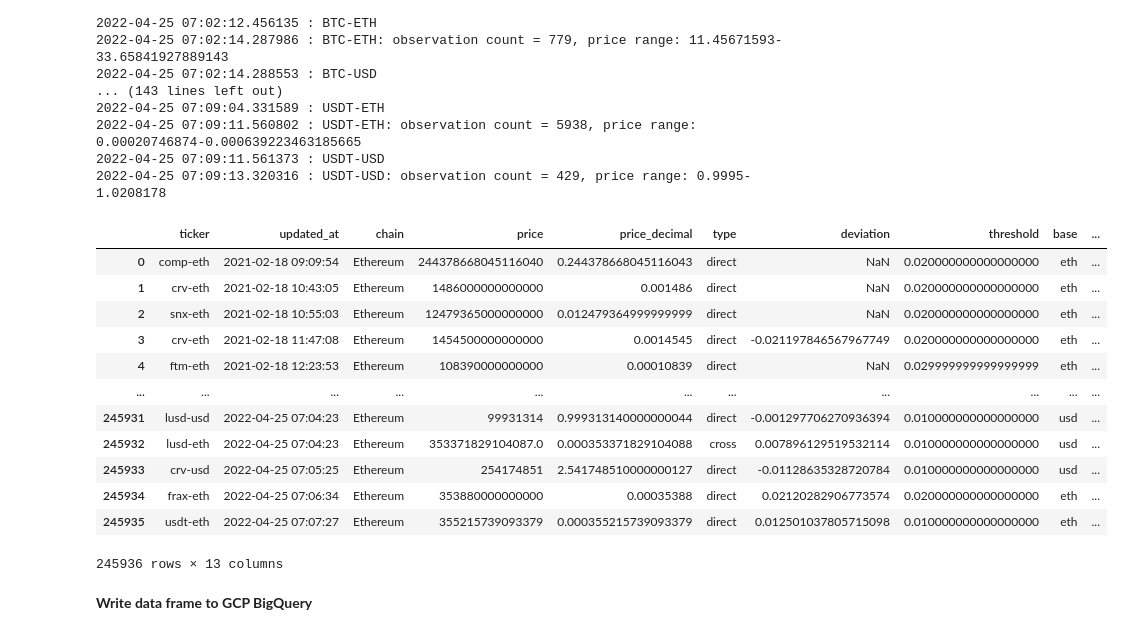
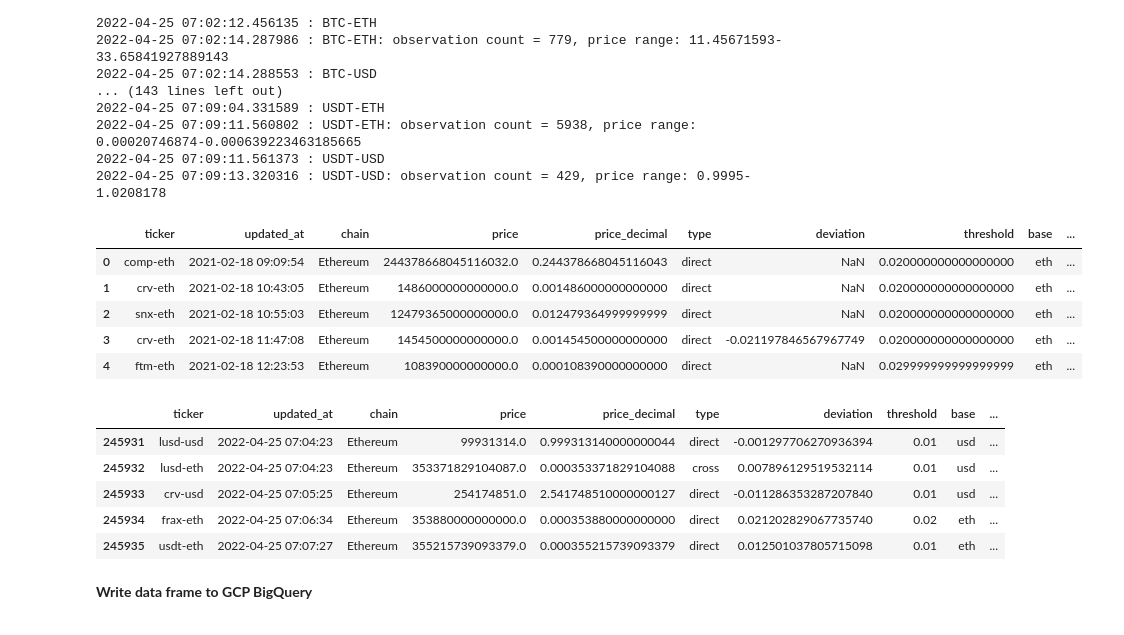
Before and after one commit to amantay-a/misc, a Jupyter notebook: chainlink_pricefeeds.ipynb, the cells around one changed output. Cells and saved outputs as stored; diff of their text form; code cells hidden in the pictures.

```diff
--- a/chainlink_pricefeeds.ipynb
+++ b/chainlink_pricefeeds.ipynb
@@ -258,21 +258,21 @@ pd.set_option("precision", 18)
 2022-04-25 07:09:11.561373 : USDT-USD
 2022-04-25 07:09:13.320316 : USDT-USD: observation count = 429, price range: 0.9995-1.0208178
 # %%
-df
+display(df.head())
+display(df.tail())
 # %% [output]
 |  | ticker | updated_at | chain | price | price_decimal | type | deviation | threshold | base | ... |
-| 0 | comp-eth | 2021-02-18 09:09:54 | Ethereum | 244378668045116040 | 0.244378668045116043 | direct | NaN | 0.020000000000000000 | eth | ... |
-| 1 | crv-eth | 2021-02-18 10:43:05 | Ethereum | 1486000000000000 | 0.001486 | direct | NaN | 0.020000000000000000 | eth | ... |
-| 2 | snx-eth | 2021-02-18 10:55:03 | Ethereum | 12479365000000000 | 0.012479364999999999 | direct | NaN | 0.020000000000000000 | eth | ... |
-| 3 | crv-eth | 2021-02-18 11:47:08 | Ethereum | 1454500000000000 | 0.0014545 | direct | -0.021197846567967749 | 0.020000000000000000 | eth | ... |
-| 4 | ftm-eth | 2021-02-18 12:23:53 | Ethereum | 108390000000000 | 0.00010839 | direct | NaN | 0.029999999999999999 | eth | ... |
-| ... | ... | ... | ... | ... | ... | ... | ... | ... | ... | ... |
-| 245931 | lusd-usd | 2022-04-25 07:04:23 | Ethereum | 99931314 | 0.999313140000000044 | direct | -0.001297706270936394 | 0.010000000000000000 | usd | ... |
-| 245932 | lusd-eth | 2022-04-25 07:04:23 | Ethereum | 353371829104087.0 | 0.000353371829104088 | cross | 0.007896129519532114 | 0.010000000000000000 | usd | ... |
-| 245933 | crv-usd | 2022-04-25 07:05:25 | Ethereum | 254174851 | 2.541748510000000127 | direct | -0.01128635328720784 | 0.010000000000000000 | usd | ... |
-| 245934 | frax-eth | 2022-04-25 07:06:34 | Ethereum | 353880000000000 | 0.00035388 | direct | 0.02120282906773574 | 0.020000000000000000 | eth | ... |
-| 245935 | usdt-eth | 2022-04-25 07:07:27 | Ethereum | 355215739093379 | 0.000355215739093379 | direct | 0.012501037805715098 | 0.010000000000000000 | eth | ... |
+| 0 | comp-eth | 2021-02-18 09:09:54 | Ethereum | 244378668045116032.0 | 0.244378668045116043 | direct | NaN | 0.020000000000000000 | eth | ... |
+| 1 | crv-eth | 2021-02-18 10:43:05 | Ethereum | 1486000000000000.0 | 0.001486000000000000 | direct | NaN | 0.020000000000000000 | eth | ... |
+| 2 | snx-eth | 2021-02-18 10:55:03 | Ethereum | 12479365000000000.0 | 0.012479364999999999 | direct | NaN | 0.020000000000000000 | eth | ... |
+| 3 | crv-eth | 2021-02-18 11:47:08 | Ethereum | 1454500000000000.0 | 0.001454500000000000 | direct | -0.021197846567967749 | 0.020000000000000000 | eth | ... |
+| 4 | ftm-eth | 2021-02-18 12:23:53 | Ethereum | 108390000000000.0 | 0.000108390000000000 | direct | NaN | 0.029999999999999999 | eth | ... |
-245936 rows × 13 columns
+|  | ticker | updated_at | chain | price | price_decimal | type | deviation | threshold | base | ... |
+| 245931 | lusd-usd | 2022-04-25 07:04:23 | Ethereum | 99931314.0 | 0.999313140000000044 | direct | -0.001297706270936394 | 0.01 | usd | ... |
+| 245932 | lusd-eth | 2022-04-25 07:04:23 | Ethereum | 353371829104087.0 | 0.000353371829104088 | cross | 0.007896129519532114 | 0.01 | usd | ... |
+| 245933 | crv-usd | 2022-04-25 07:05:25 | Ethereum | 254174851.0 | 2.541748510000000127 | direct | -0.011286353287207840 | 0.01 | usd | ... |
+| 245934 | frax-eth | 2022-04-25 07:06:34 | Ethereum | 353880000000000.0 | 0.000353880000000000 | direct | 0.021202829067735740 | 0.02 | eth | ... |
+| 245935 | usdt-eth | 2022-04-25 07:07:27 | Ethereum | 355215739093379.0 | 0.000355215739093379 | direct | 0.012501037805715098 | 0.01 | eth | ... |
 # %% [markdown]
 **Write data frame to GCP BigQuery**
 # %%
```
